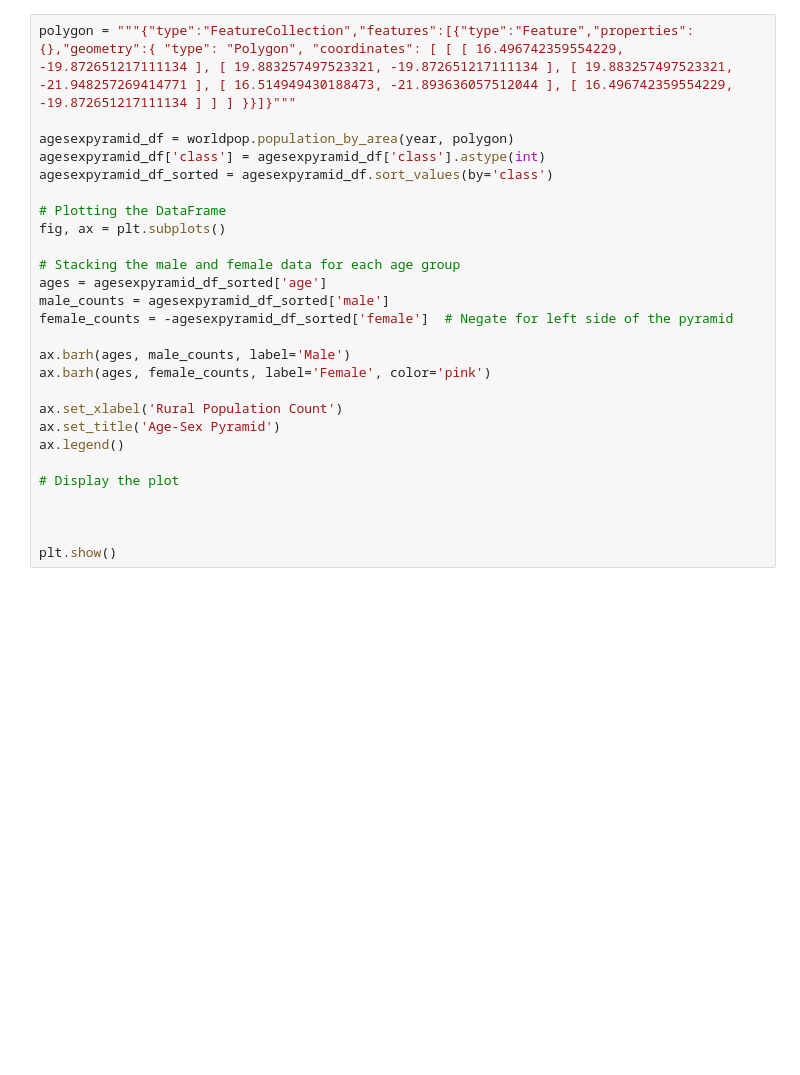
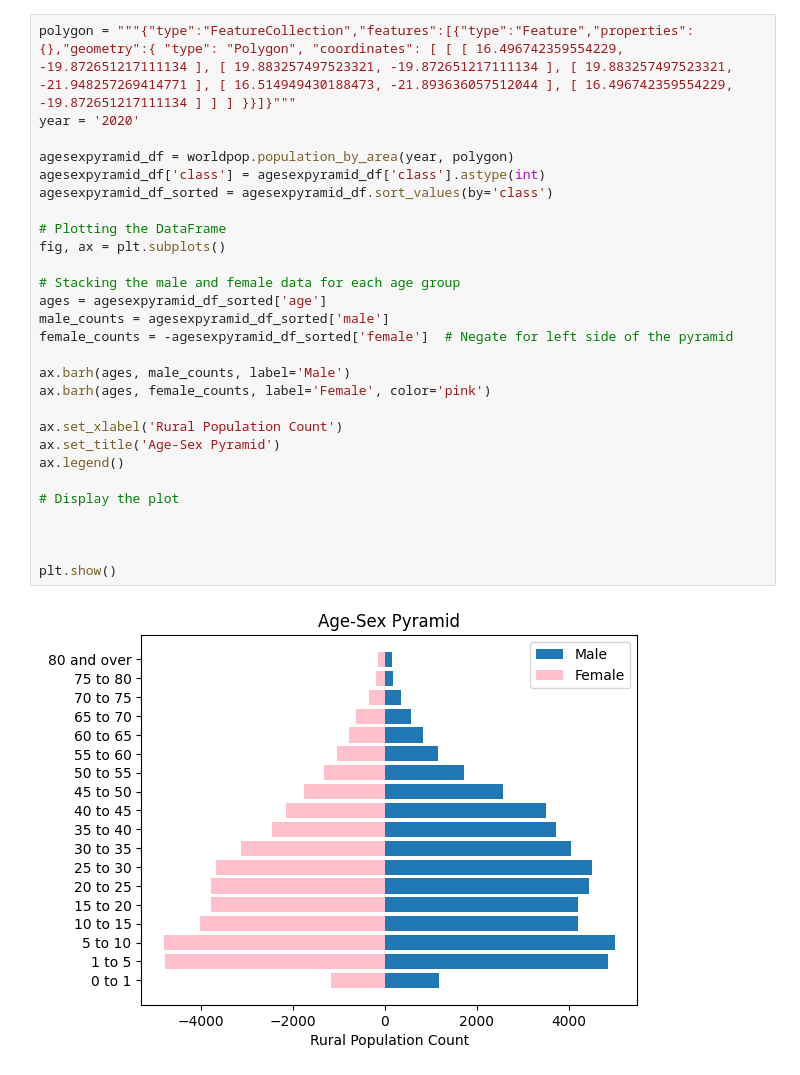
Before and after one commit to Chris-Nicholas-collaborators/EEP153_team_Malthus, a Jupyter notebook: Project1/worldpop_test.ipynb, the cells around one changed output. Saved outputs shown, nothing was run; the diff lists cells and outputs as text; blank space fills up the shorter version.

```diff
--- a/Project1/worldpop_test.ipynb
+++ b/Project1/worldpop_test.ipynb
@@ -13,27 +11,30 @@ ModuleNotFoundError: No module named 'team_malthus'
 # %%
 polygon = """{"type":"FeatureCollection","features":[{"type":"Feature","properties":{},"geometry":{ "type": "Polygon", "coordinates": [ [ [ 16.496742359554229, -19.872651217111134 ], [ 19.883257497523321, -19.872651217111134 ], [ 19.883257497523321, -21.948257269414771 ], [ 16.514949430188473, -21.893636057512044 ], [ 16.496742359554229, -19.872651217111134 ] ] ] }}]}"""
+year = '2020'
 
 agesexpyramid_df = worldpop.population_by_area(year, polygon)
 agesexpyramid_df['class'] = agesexpyramid_df['class'].astype(int)
 agesexpyramid_df_sorted = agesexpyramid_df.sort_values(by='class')
 
 # Plotting the DataFrame
 fig, ax = plt.subplots()
 
 # Stacking the male and female data for each age group
 ages = agesexpyramid_df_sorted['age']
 male_counts = agesexpyramid_df_sorted['male']
 female_counts = -agesexpyramid_df_sorted['female']  # Negate for left side of the pyramid
 
 ax.barh(ages, male_counts, label='Male')
 ax.barh(ages, female_counts, label='Female', color='pink')
 
 ax.set_xlabel('Rural Population Count')
 ax.set_title('Age-Sex Pyramid')
 ax.legend()
 
 # Display the plot
 
 
 
 plt.show()
+# %% [output]
+[figure, added]
```
Also changed, not shown: parts of 1 cell of this notebook.
